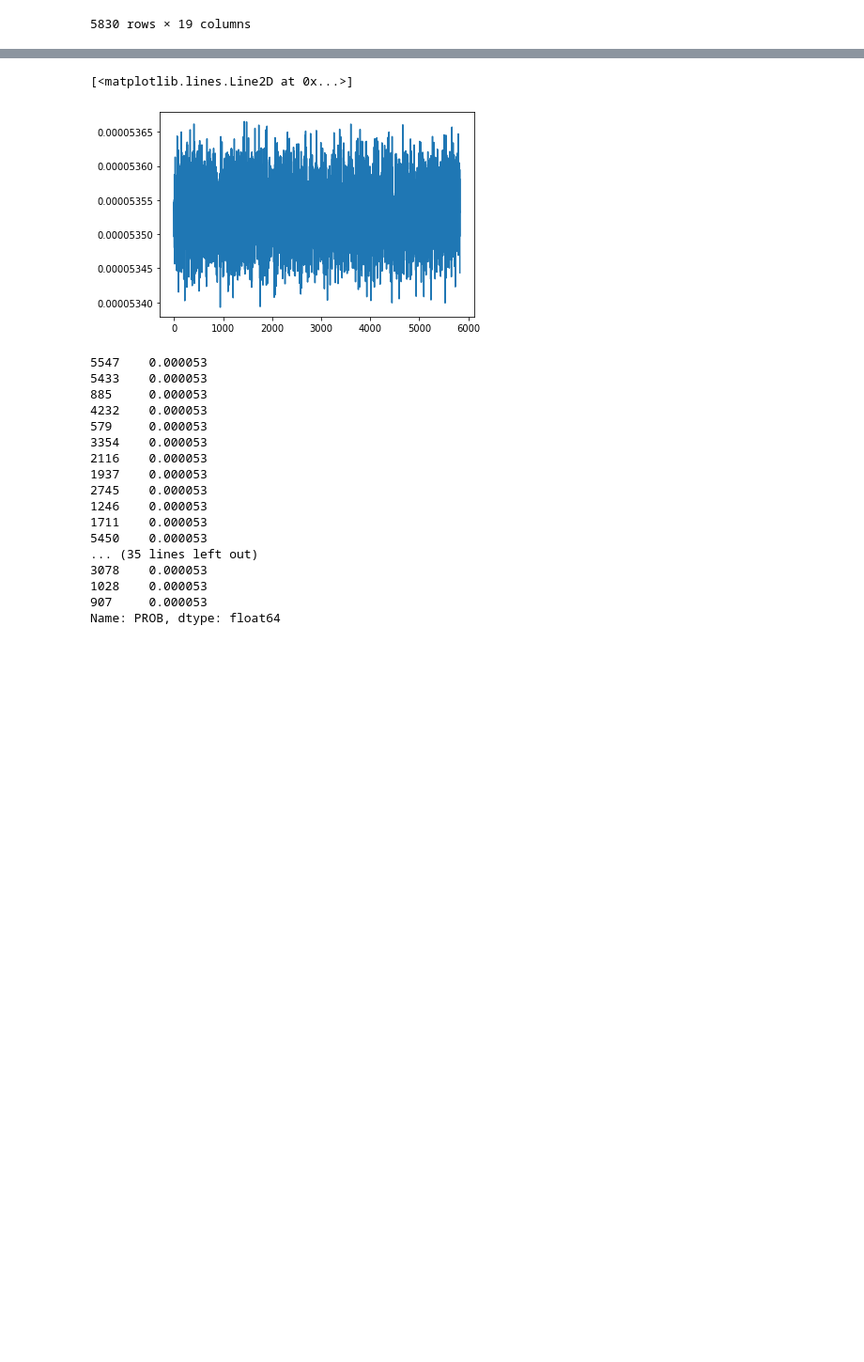
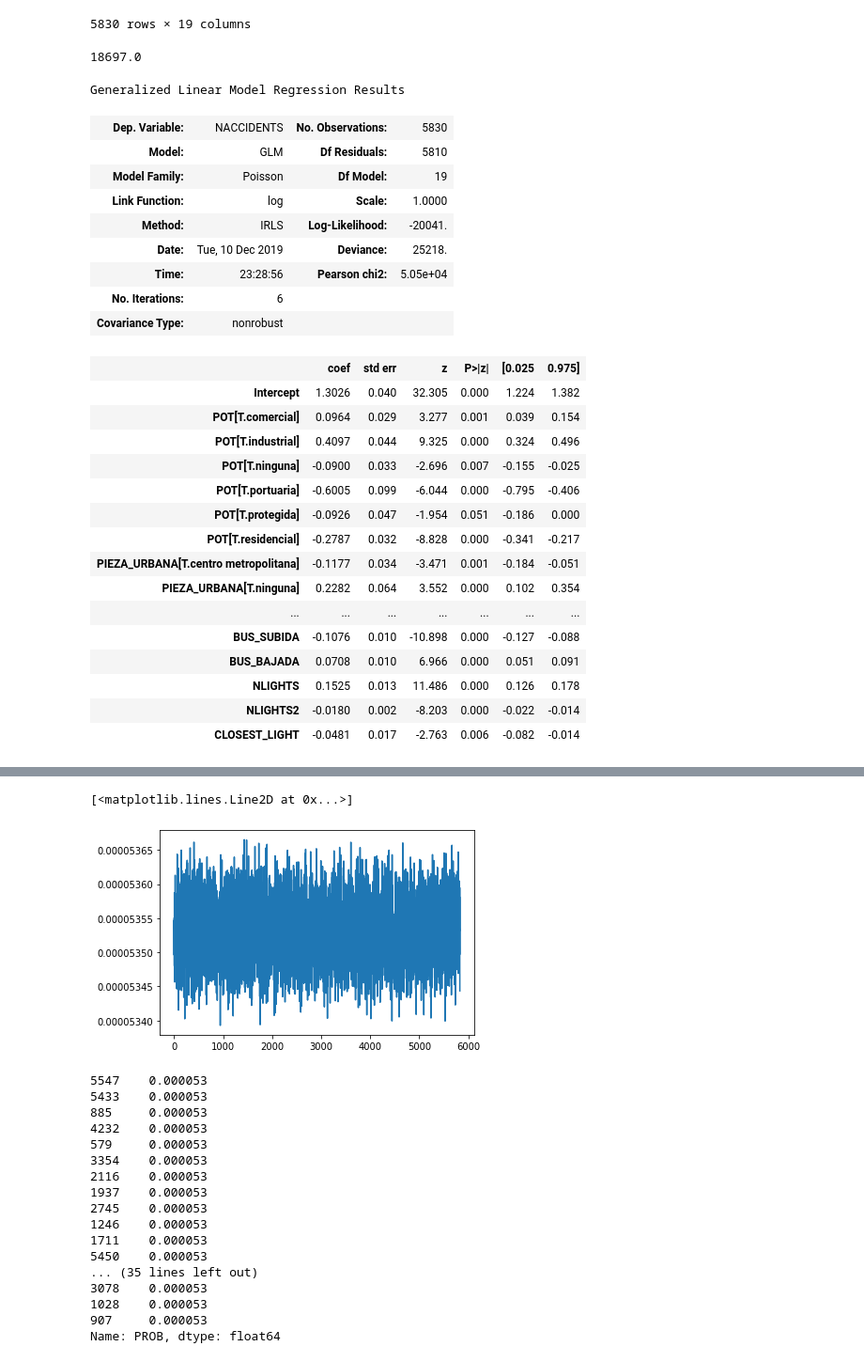
Before and after one commit to albertofbs15/ds4_project, a Jupyter notebook: Final Data/Avance.ipynb, the cells around one changed output, grey strips where cells are left out. Shown: that part at 94% size. Cells and saved outputs as stored; diff of their text form; code cells hidden in the pictures; blank space fills up the shorter version.

```diff
--- a/Final Data/Avance.ipynb
+++ b/Final Data/Avance.ipynb
@@ -224,9 +245,41 @@ distancia
 5830 rows × 19 columns
 # %%
 current_data=distancia_semaforos_mas_rapido(final_df=conteo)
-formula='NACCIDENTS~BUS_SUBIDA+BUS_BAJADA+POT+PIEZA_URBANA+NLIGHTS+NLIGHTS2+TRAFICO+CLOSEST_LIGHT'
+formula='NACCIDENTS~BUS_SUBIDA+BUS_BAJADA+POT+PIEZA_URBANA+NLIGHTS+NLIGHTS2+CLOSEST_LIGHT'
 model = glm(formula=formula, data=current_data, family=sm.families.Poisson()).fit()
 sumas_predichos=np.round(np.sum(model.predict()),0)
 esquina=distancia[distancia['CLOSEST_LIGHT']>=0.05][['LATITUD','LONGITUD']]
 esquina['PROB']=1/sumas_predichos
 sema_aux=sema.copy()
+sumas_predichos
+# %% [output]
+18697.0
+# %%
+model.summary()
+# %% [output]
+Generalized Linear Model Regression Results
+| Dep. Variable: | NACCIDENTS | No. Observations: | 5830 |
+| Model: | GLM | Df Residuals: | 5810 |
+| Model Family: | Poisson | Df Model: | 19 |
+| Link Function: | log | Scale: | 1.0000 |
+| Method: | IRLS | Log-Likelihood: | -20041. |
+| Date: | Tue, 10 Dec 2019 | Deviance: | 25218. |
+| Time: | 23:28:56 | Pearson chi2: | 5.05e+04 |
+| No. Iterations: | 6 |  |  |
+| Covariance Type: | nonrobust |  |  |
+|  | coef | std err | z | P>|z| | [0.025 | 0.975] |
+| Intercept | 1.3026 | 0.040 | 32.305 | 0.000 | 1.224 | 1.382 |
+| POT[T.comercial] | 0.0964 | 0.029 | 3.277 | 0.001 | 0.039 | 0.154 |
+| POT[T.industrial] | 0.4097 | 0.044 | 9.325 | 0.000 | 0.324 | 0.496 |
+| POT[T.ninguna] | -0.0900 | 0.033 | -2.696 | 0.007 | -0.155 | -0.025 |
+| POT[T.portuaria] | -0.6005 | 0.099 | -6.044 | 0.000 | -0.795 | -0.406 |
+| POT[T.protegida] | -0.0926 | 0.047 | -1.954 | 0.051 | -0.186 | 0.000 |
+| POT[T.residencial] | -0.2787 | 0.032 | -8.828 | 0.000 | -0.341 | -0.217 |
+| PIEZA_URBANA[T.centro metropolitana] | -0.1177 | 0.034 | -3.471 | 0.001 | -0.184 | -0.051 |
+| PIEZA_URBANA[T.ninguna] | 0.2282 | 0.064 | 3.552 | 0.000 | 0.102 | 0.354 |
+| ... | ... | ... | ... | ... | ... | ... |
+| BUS_SUBIDA | -0.1076 | 0.010 | -10.898 | 0.000 | -0.127 | -0.088 |
+| BUS_BAJADA | 0.0708 | 0.010 | 6.966 | 0.000 | 0.051 | 0.091 |
+| NLIGHTS | 0.1525 | 0.013 | 11.486 | 0.000 | 0.126 | 0.178 |
+| NLIGHTS2 | -0.0180 | 0.002 | -8.203 | 0.000 | -0.022 | -0.014 |
+| CLOSEST_LIGHT | -0.0481 | 0.017 | -2.763 | 0.006 | -0.082 | -0.014 |
```
Also changed, not shown: parts of 7 cells of this notebook, 33 other files.
